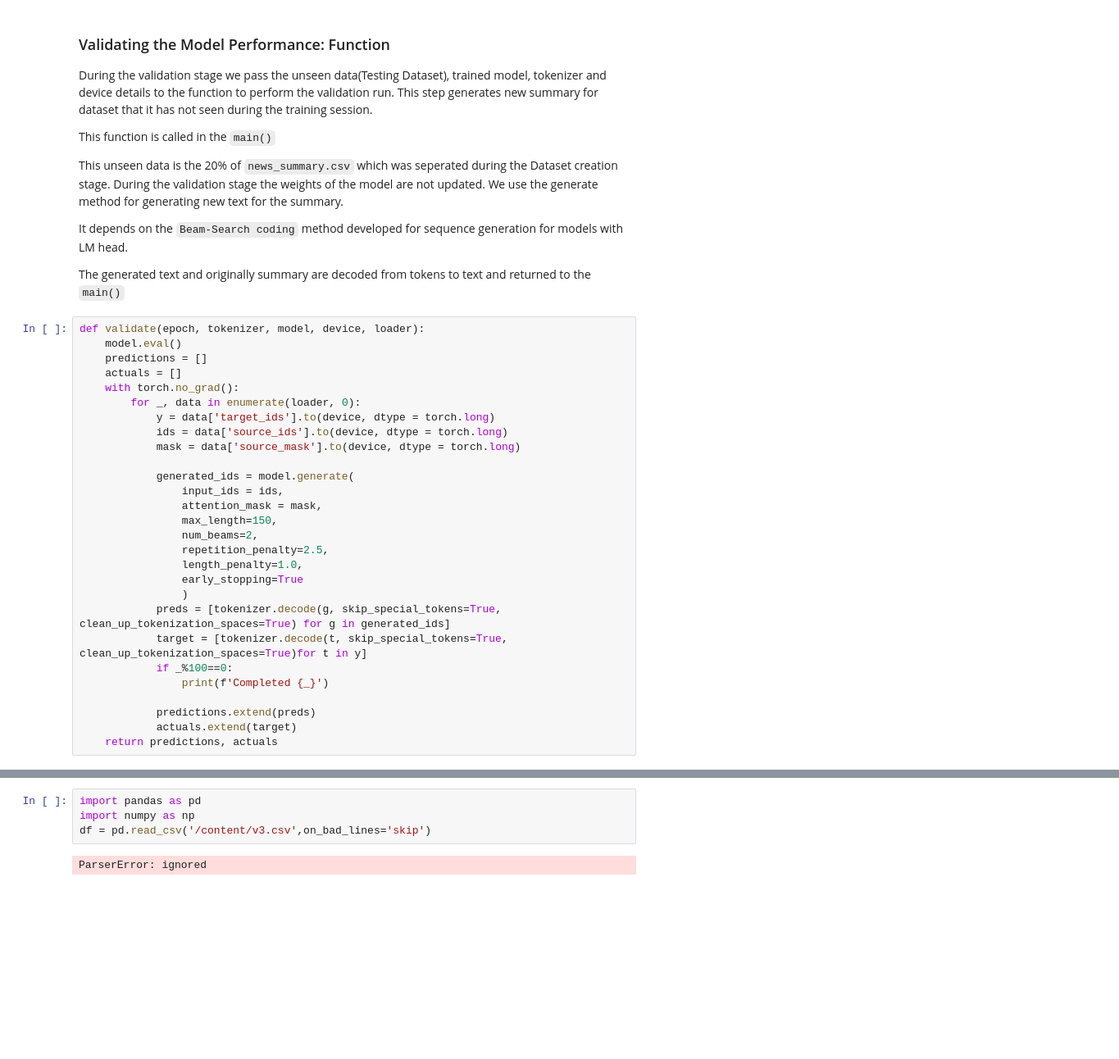
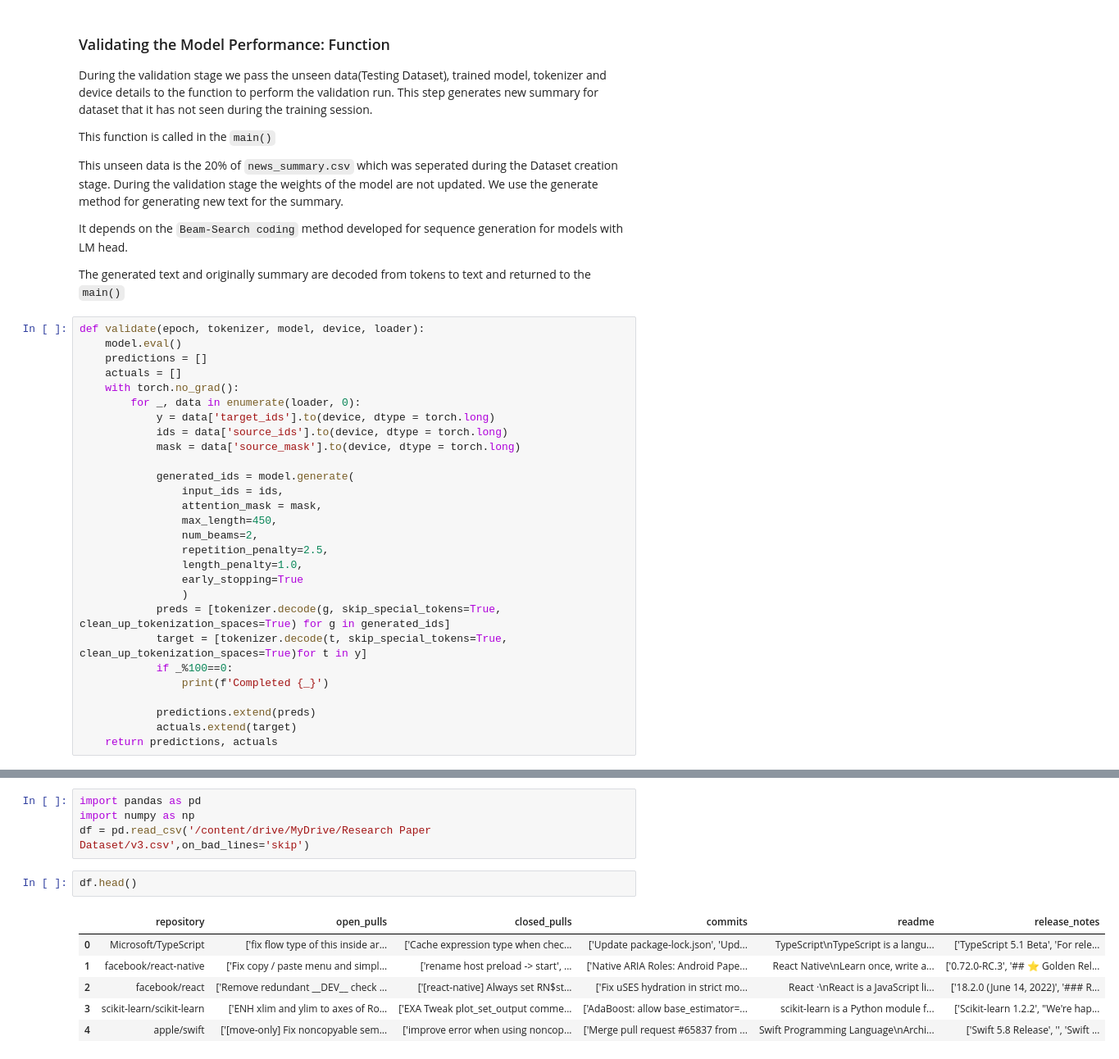
Before and after one commit to maitreya-v/Synapse-RP-Models, a Jupyter notebook: transformers_summarization_wandb.ipynb, the cells around one changed output, grey strips where cells are left out. Shown at 82% size. Saved outputs shown, nothing was run; the diff lists cells and outputs as text; blank space fills up the shorter version.

```diff
--- a/transformers_summarization_wandb.ipynb
+++ b/transformers_summarization_wandb.ipynb
@@ -294,7 +291,7 @@ def validate(epoch, tokenizer, model, device, loader):
             generated_ids = model.generate(
                 input_ids = ids,
                 attention_mask = mask,
-                max_length=150,
+                max_length=450,
                 num_beams=2,
                 repetition_penalty=2.5,
                 length_penalty=1.0,
@@ -404,6 +401,13 @@ We will be working with the data and preparing it for fine tuning purposes.
 # %%
 import pandas as pd
 import numpy as np
-df = pd.read_csv('/content/v3.csv',on_bad_lines='skip')
+df = pd.read_csv('/content/drive/MyDrive/Research Paper Dataset/v3.csv',on_bad_lines='skip')
-# %% [output]
-ParserError: ignored
+# %%
+df.head()
+# %% [output]
+|  | repository | open_pulls | closed_pulls | commits | readme | release_notes |
+| 0 | Microsoft/TypeScript | ['fix flow type of this inside ar... | ['Cache expression type when chec... | ['Update package-lock.json', 'Upd... | TypeScript\nTypeScript is a langu... | ['TypeScript 5.1 Beta', 'For rele... |
+| 1 | facebook/react-native | ['Fix copy / paste menu and simpl... | ['rename host preload -> start', ... | ['Native ARIA Roles: Android Pape... | React Native\nLearn once, write a... | ['0.72.0-RC.3', '## ⭐️ Golden Rel... |
+| 2 | facebook/react | ['Remove redundant __DEV__ check ... | ['[react-native] Always set RN$st... | ['Fix uSES hydration in strict mo... | React ·\nReact is a JavaScript li... | ['18.2.0 (June 14, 2022)', '### R... |
+| 3 | scikit-learn/scikit-learn | ['ENH xlim and ylim to axes of Ro... | ['EXA Tweak plot_set_output comme... | ['AdaBoost: allow base_estimator=... | scikit-learn is a Python module f... | ['Scikit-learn 1.2.2', "We're hap... |
+| 4 | apple/swift | ['[move-only] Fix noncopyable sem... | ['improve error when using noncop... | ['Merge pull request #65837 from ... | Swift Programming Language\nArchi... | ['Swift 5.8 Release', '', 'Swift ... |
```
Also changed, not shown: parts of 13 cells of this notebook.
